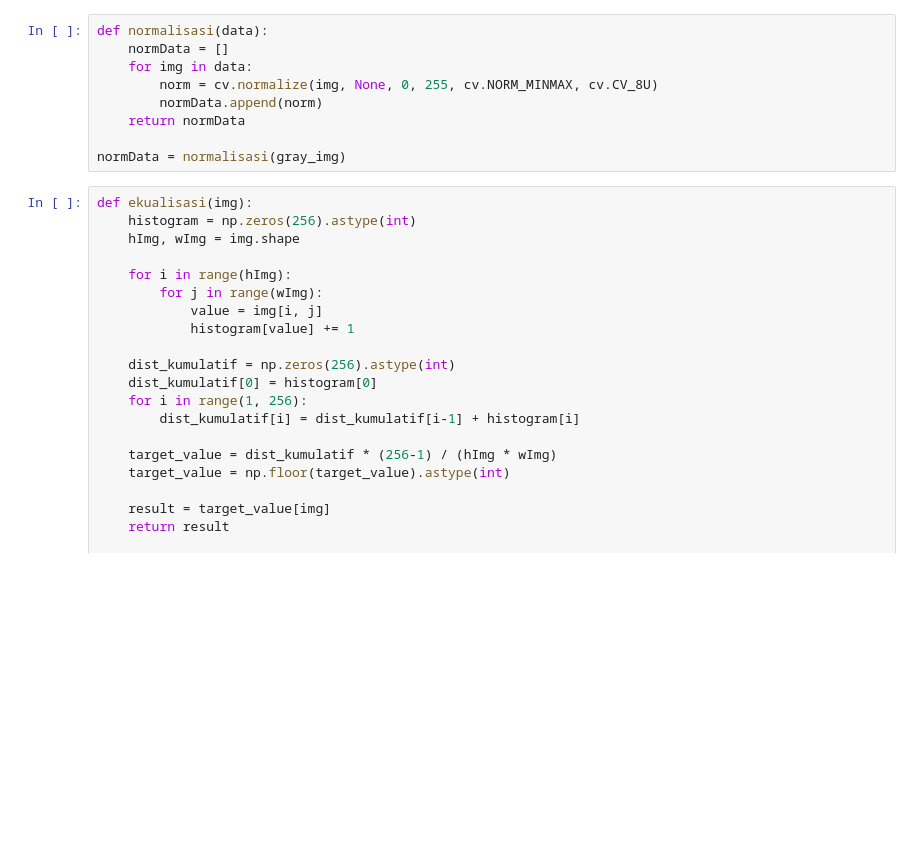
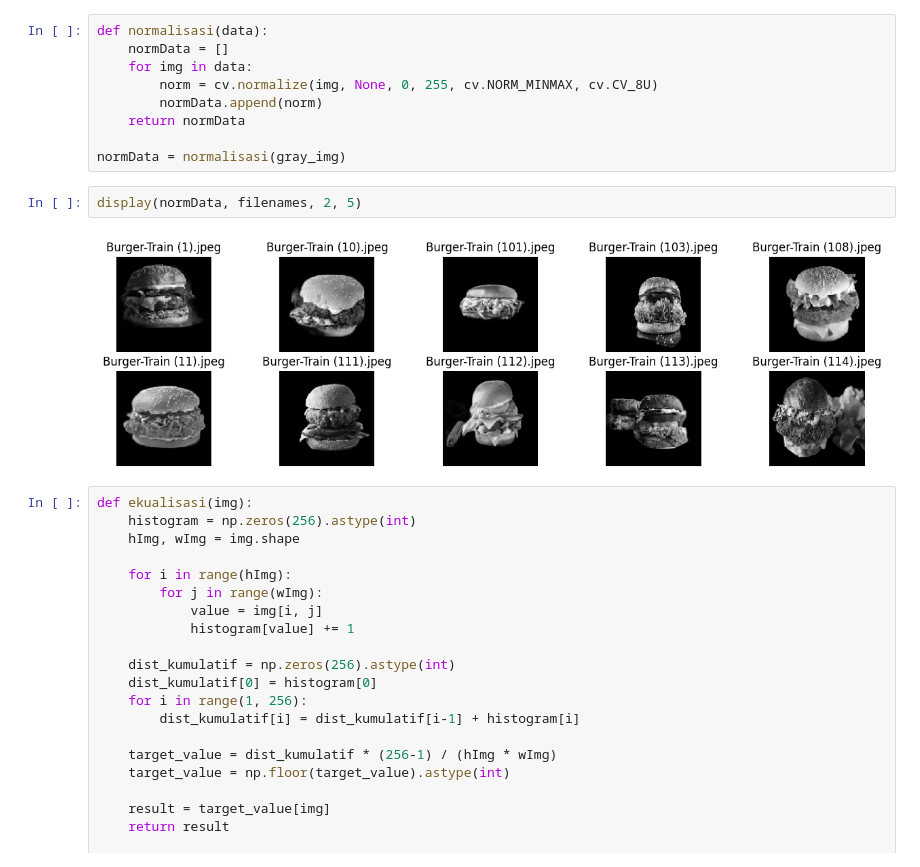
Before and after one commit to fadilfasa/Project-PCD, a Jupyter notebook: sesudah1.ipynb, the cells around one changed output. Drawn from its saved outputs; the diff is of its cells as text; blank space fills up the shorter version.

```diff
--- a/sesudah1.ipynb
+++ b/sesudah1.ipynb
@@ -112,6 +116,10 @@ def normalisasi(data):
     return normData
 
 normData = normalisasi(gray_img)
+# %%
+display(normData, filenames, 2, 5)
+# %% [output]
+[figure, added]
 # %%
 def ekualisasi(img):
     histogram = np.zeros(256).astype(int)
```
Also changed, not shown: parts of 4 cells of this notebook.
